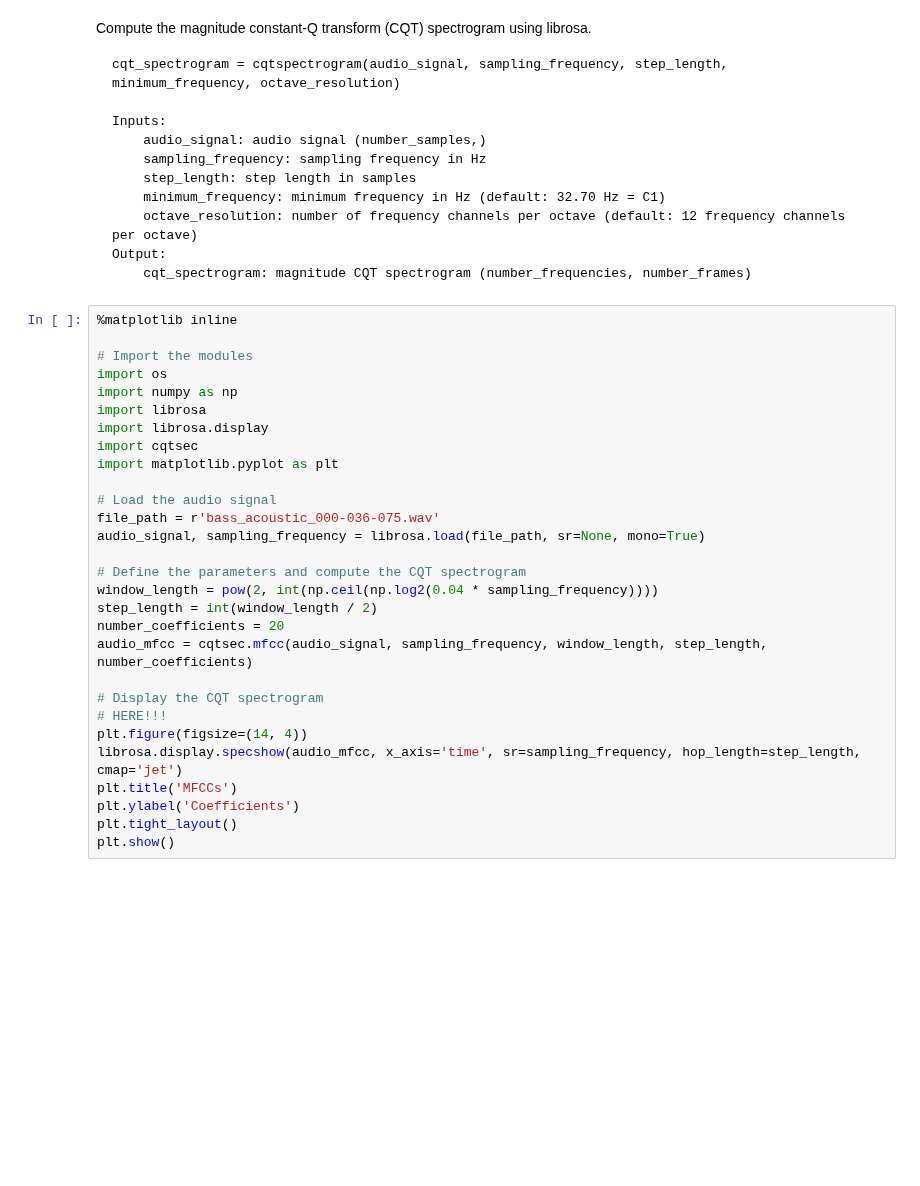
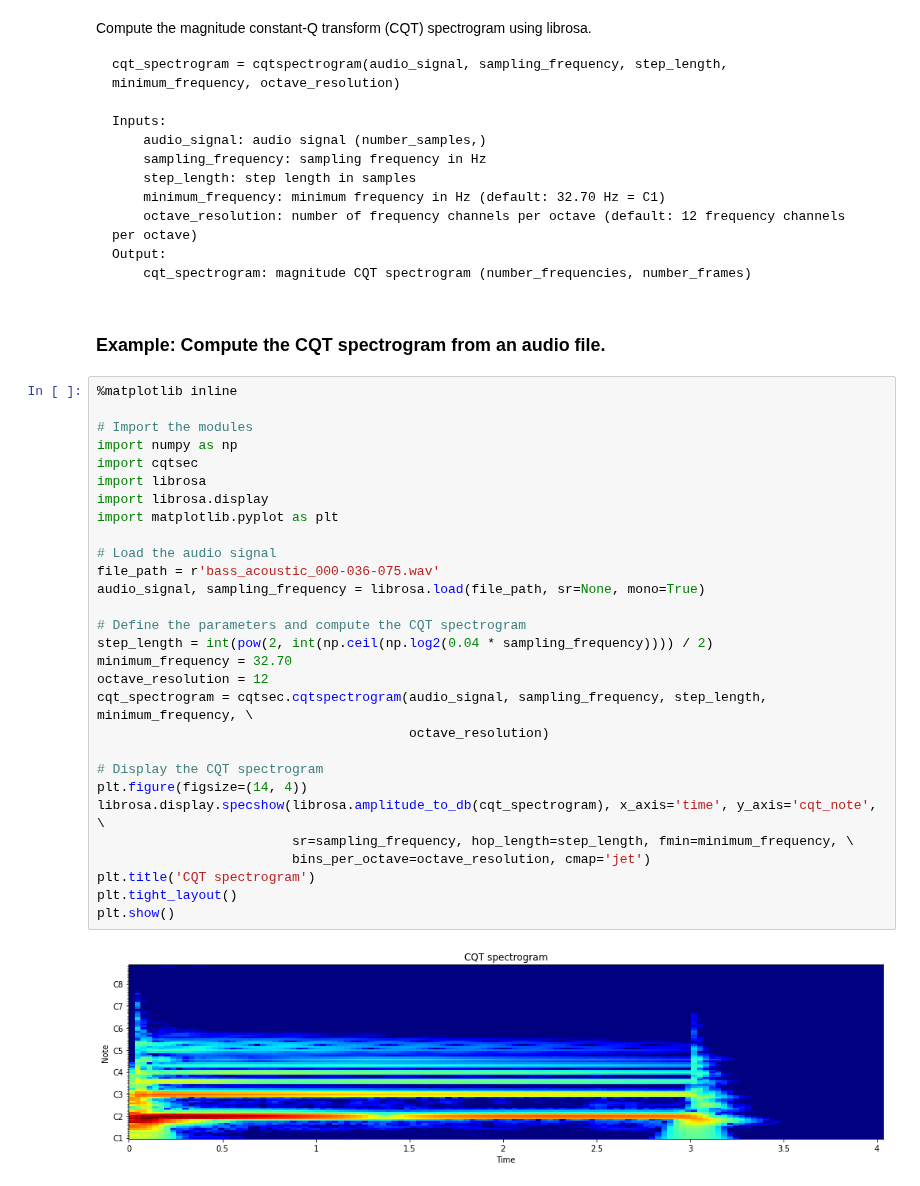
Before and after one commit to zafarrafii/CQHC-Python, a Jupyter notebook: examples.ipynb, the cells around one changed output. Saved outputs shown, nothing was run; the diff lists cells and outputs as text; blank space fills up the shorter version.

Commit message:
Added example for cqtspectrogram.

````diff
--- a/examples.ipynb
+++ b/examples.ipynb
@@ -83,32 +82,36 @@ Inputs:
 Output:
     cqt_spectrogram: magnitude CQT spectrogram (number_frequencies, number_frames)
 ```
+# %% [markdown]
+### Example: Compute the CQT spectrogram from an audio file.
 # %%
 %matplotlib inline
 
 # Import the modules
-import os
 import numpy as np
+import cqtsec
 import librosa
 import librosa.display
-import cqtsec
 import matplotlib.pyplot as plt
 
 # Load the audio signal
 file_path = r'bass_acoustic_000-036-075.wav'
 audio_signal, sampling_frequency = librosa.load(file_path, sr=None, mono=True)
 
 # Define the parameters and compute the CQT spectrogram
-window_length = pow(2, int(np.ceil(np.log2(0.04 * sampling_frequency))))
-step_length = int(window_length / 2)
-number_coefficients = 20
-audio_mfcc = cqtsec.mfcc(audio_signal, sampling_frequency, window_length, step_length, number_coefficients)
+step_length = int(pow(2, int(np.ceil(np.log2(0.04 * sampling_frequency)))) / 2)
+minimum_frequency = 32.70
+octave_resolution = 12
+cqt_spectrogram = cqtsec.cqtspectrogram(audio_signal, sampling_frequency, step_length, minimum_frequency, \
+                                        octave_resolution)
 
 # Display the CQT spectrogram
-# HERE!!!
 plt.figure(figsize=(14, 4))
-librosa.display.specshow(audio_mfcc, x_axis='time', sr=sampling_frequency, hop_length=step_length, cmap='jet')
-plt.title('MFCCs')
-plt.ylabel('Coefficients')
+librosa.display.specshow(librosa.amplitude_to_db(cqt_spectrogram), x_axis='time', y_axis='cqt_note', \
+                         sr=sampling_frequency, hop_length=step_length, fmin=minimum_frequency, \
+                         bins_per_octave=octave_resolution, cmap='jet')
+plt.title('CQT spectrogram')
 plt.tight_layout()
 plt.show()
+# %% [output]
+[figure, added]
````
Also changed, not shown: parts of 1 cell of this notebook, 3 other files.
